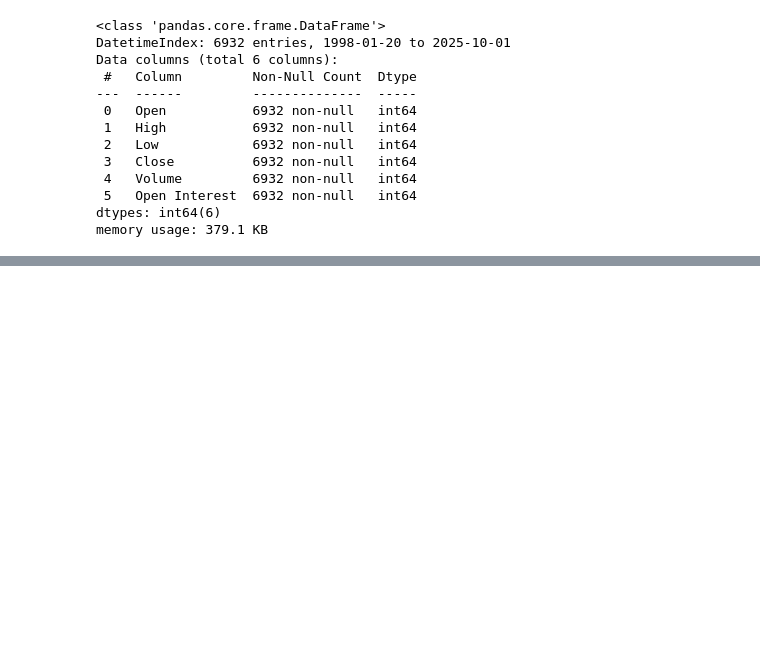
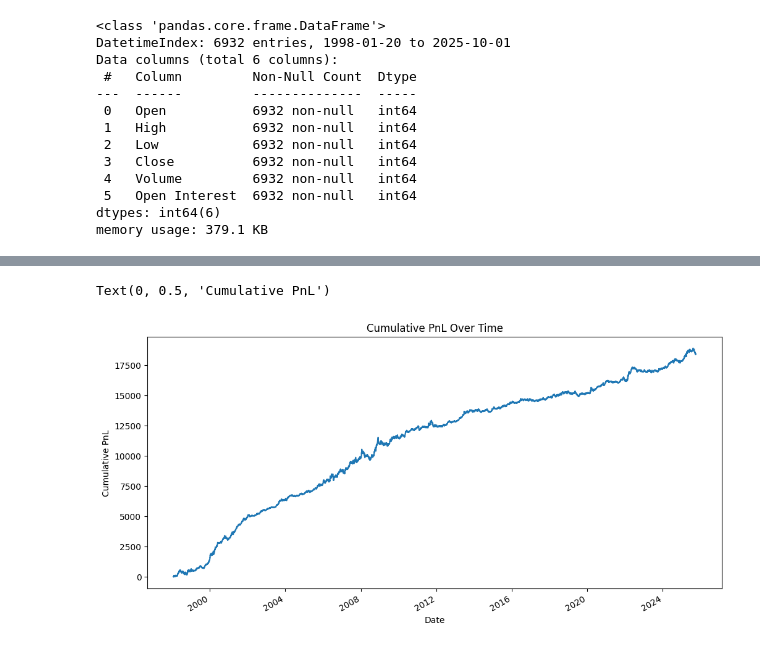
Before and after one commit to mgmytrasiewicz/trading-strategy-simulator, a Jupyter notebook: fw20.ipynb, the cells around one changed output, grey strips where cells are left out. Cells and saved outputs as stored; diff of their text form; code cells hidden in the pictures; blank space fills up the shorter version.

```diff
--- a/fw20.ipynb
+++ b/fw20.ipynb
@@ -264,0 +247,6 @@ df.loc[df.index > '2024-01-01', 'Cumulative_PnL'].plot(title='Cumulative PnL Ove
+# %%
+df['Cumulative_PnL'].plot(title='Cumulative PnL Over Time', figsize=(12, 6))
+plt.ylabel('Cumulative PnL')
+# %% [output]
+Text(0, 0.5, 'Cumulative PnL')
+[figure, added]
```
Also changed, not shown: parts of 11 cells of this notebook.
